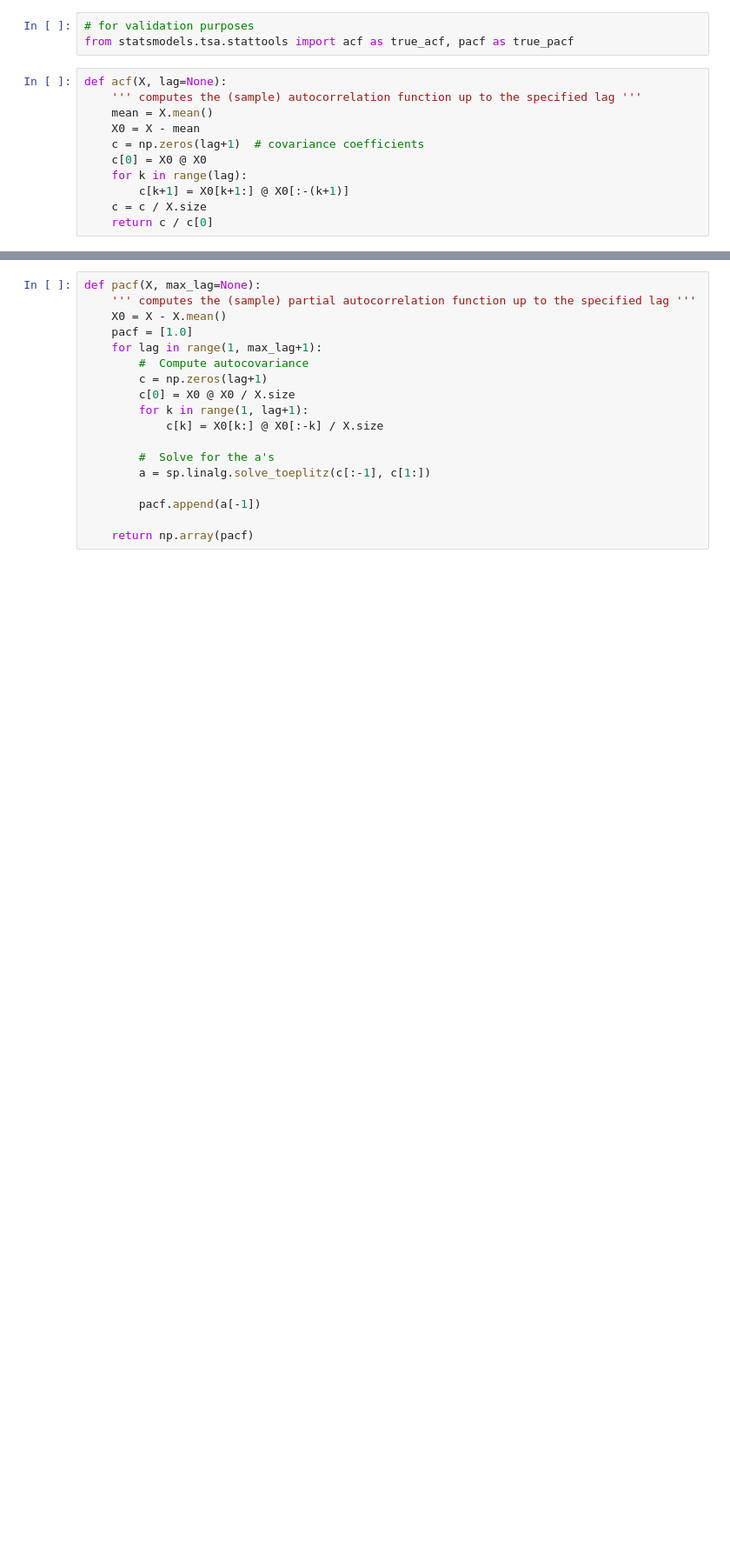
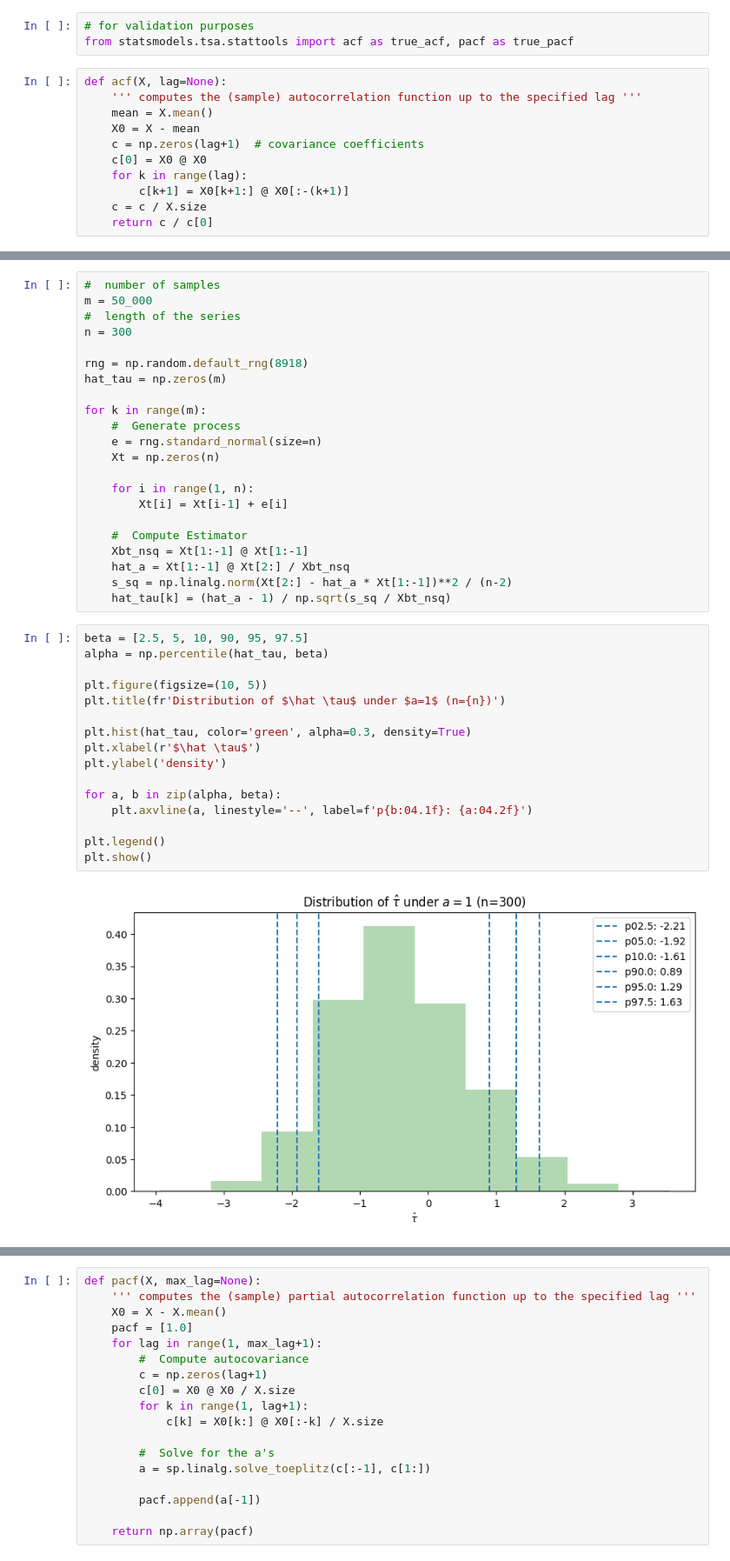
Before and after one commit to sebastian-sanchez-s/sebastian-sanchez-s.github.io, a Jupyter notebook: projects/SARIMAX/SARIMAX.ipynb, the cells around one changed output, grey strips where cells are left out. Shown at 87% size. Cells and saved outputs as stored; diff of their text form; blank space fills up the shorter version.

```diff
--- a/projects/SARIMAX/SARIMAX.ipynb
+++ b/projects/SARIMAX/SARIMAX.ipynb
@@ -296,0 +306,40 @@ $$
+# %%
+#  number of samples
+m = 50_000
+#  length of the series
+n = 300
+
+rng = np.random.default_rng(8918)
+hat_tau = np.zeros(m)
+
+for k in range(m):
+    #  Generate process
+    e = rng.standard_normal(size=n)
+    Xt = np.zeros(n)
+
+    for i in range(1, n):
+        Xt[i] = Xt[i-1] + e[i]
+
+    #  Compute Estimator
+    Xbt_nsq = Xt[1:-1] @ Xt[1:-1]
+    hat_a = Xt[1:-1] @ Xt[2:] / Xbt_nsq
+    s_sq = np.linalg.norm(Xt[2:] - hat_a * Xt[1:-1])**2 / (n-2)
+    hat_tau[k] = (hat_a - 1) / np.sqrt(s_sq / Xbt_nsq)
+# %%
+beta = [2.5, 5, 10, 90, 95, 97.5]
+alpha = np.percentile(hat_tau, beta)
+
+plt.figure(figsize=(10, 5))
+plt.title(fr'Distribution of $\hat \tau$ under $a=1$ (n={n})')
+
+plt.hist(hat_tau, color='green', alpha=0.3, density=True)
+plt.xlabel(r'$\hat \tau$')
+plt.ylabel('density')
+
+for a, b in zip(alpha, beta):
+    plt.axvline(a, linestyle='--', label=f'p{b:04.1f}: {a:04.2f}')
+
+plt.legend()
+plt.show()
+# %% [output]
+[figure, added]
```
Also changed, not shown: parts of 7 cells of this notebook, 1 other file.
